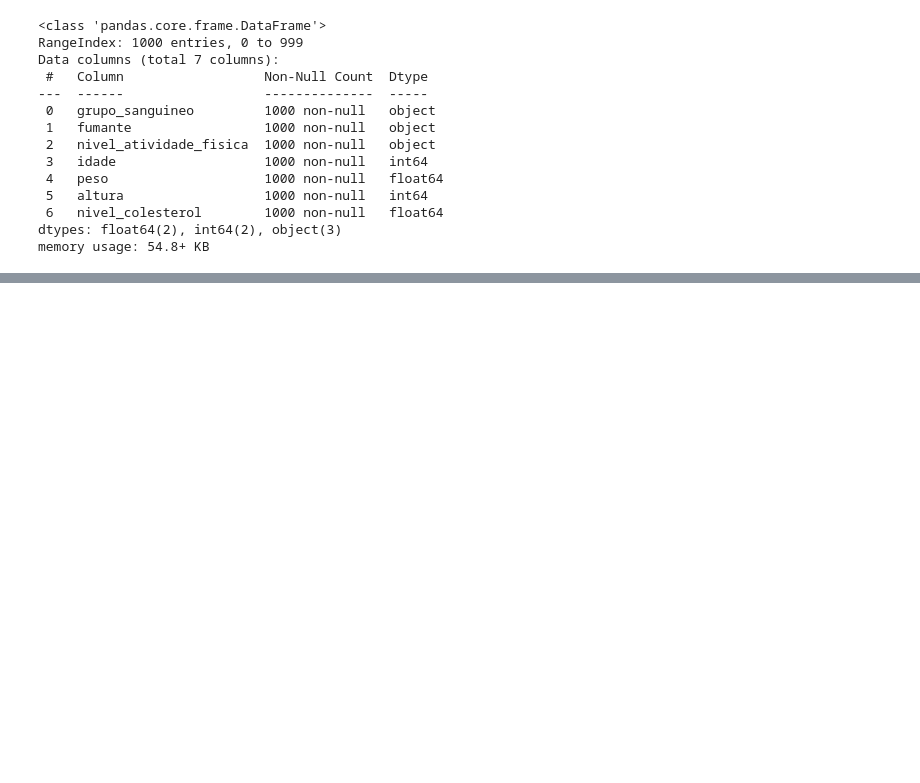
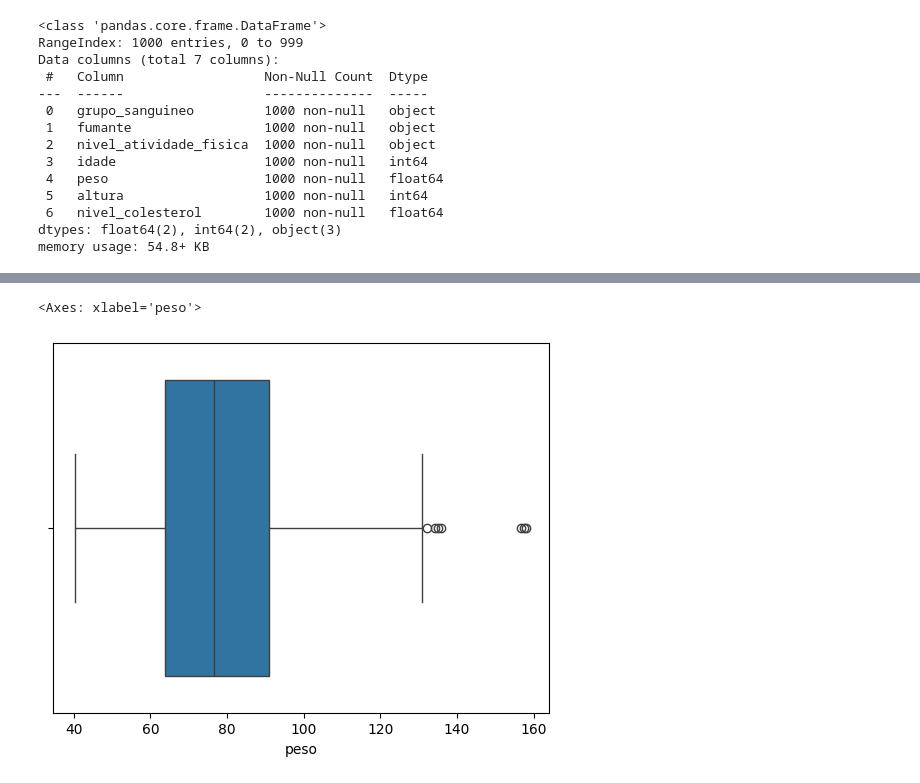
Before and after one commit to GuilhermeVicenteFigueira/CholestIa, a Jupyter notebook: Ia/CholestIa.ipynb, the cells around one changed output, grey strips where cells are left out. Cells and saved outputs as stored; diff of their text form; code cells hidden in the pictures; blank space fills up the shorter version.

```diff
--- a/Ia/CholestIa.ipynb
+++ b/Ia/CholestIa.ipynb
@@ -175,0 +195,3 @@ memory usage: 54.8+ KB
+# %%
+#  dropando as linhas
+df_colesterol_eda.drop(df_colesterol_eda[df_colesterol_eda['peso'] < 40].index, inplace=True)
@@ -175,0 +216,6 @@ memory usage: 54.8+ KB
+# %%
+# Validar os outliers de peso:
+sns.boxplot(data=df_colesterol_eda, x='peso')
+# %% [output]
+<Axes: xlabel='peso'>
+[figure, added]
```
Also changed, not shown: parts of 25 cells of this notebook.
